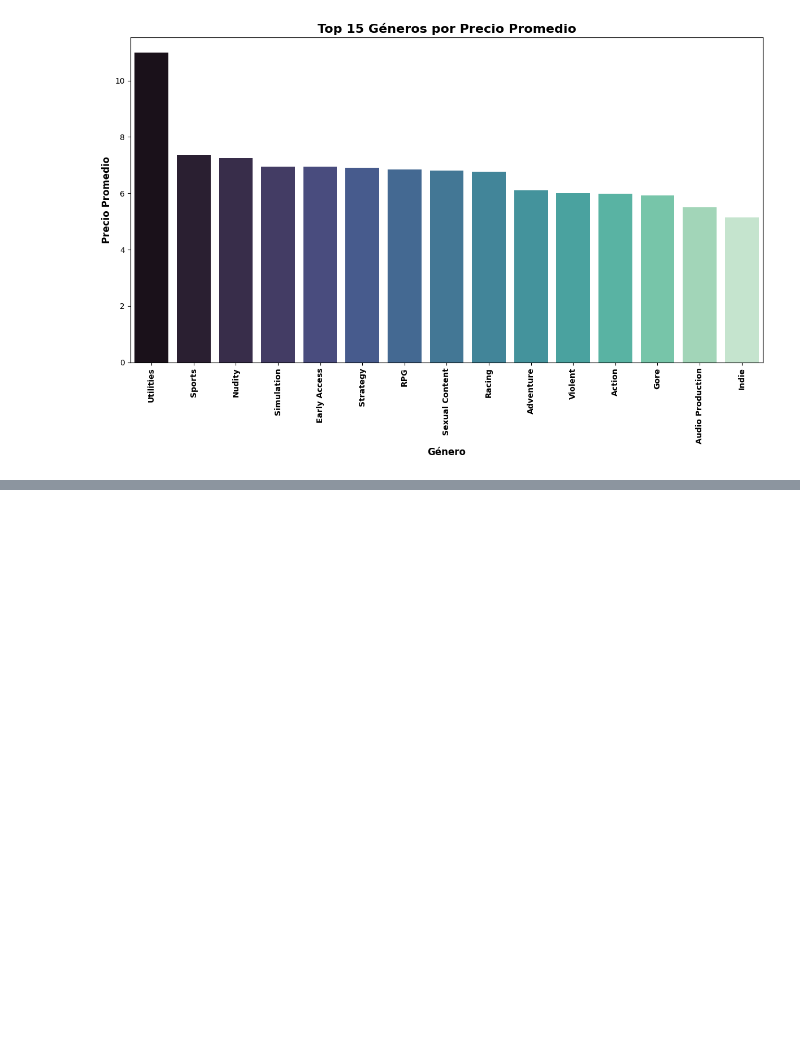
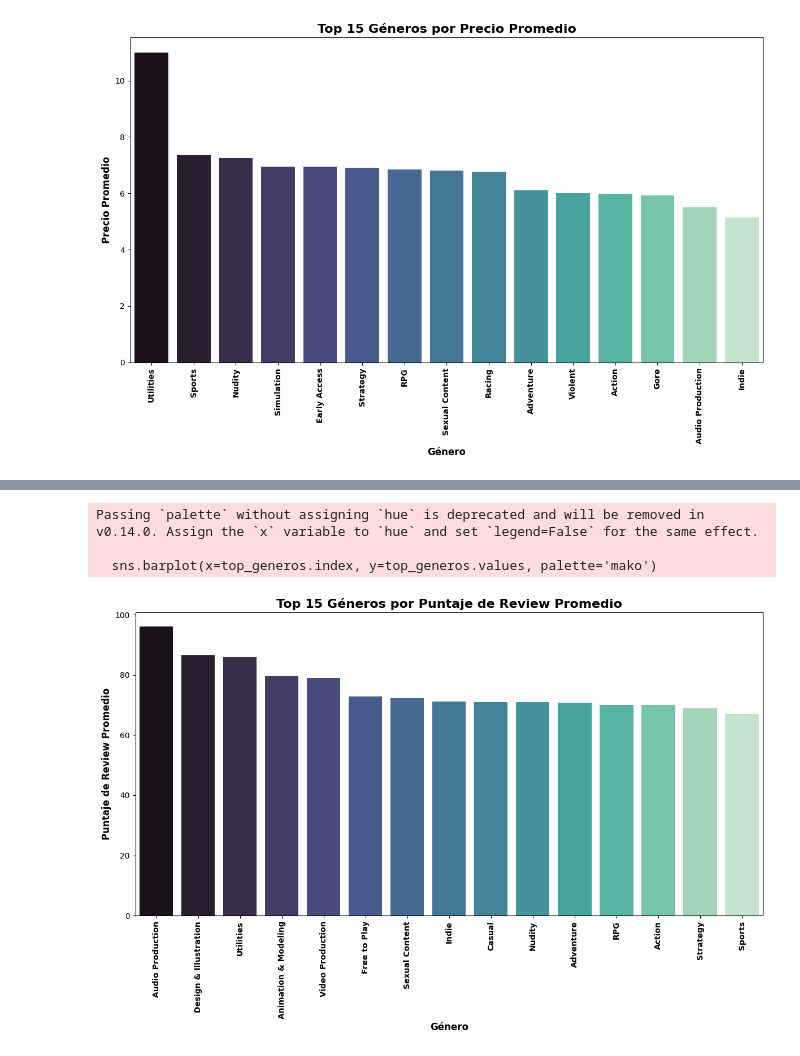
Before and after one commit to Checho-ramirijaz2014/proyecto_min, a Jupyter notebook: data_handler.ipynb, the cells around one changed output, grey strips where cells are left out. Saved outputs shown, nothing was run; the diff lists cells and outputs as text; code cells hidden in the pictures; blank space fills up the shorter version.

```diff
--- a/data_handler.ipynb
+++ b/data_handler.ipynb
@@ -396,0 +415,29 @@ Passing `palette` without assigning `hue` is deprecated and will be removed in v
+# %%
+columnas_generos = [col for col in df_encoded.columns if col.startswith('genres_')]
+
+prices_por_genero = {}
+for genero_col in columnas_generos:
+    average_price = df_encoded[df_encoded[genero_col] == 1]['reviewscore'].mean()
+    nombre_limpio = genero_col.replace('genres_', '')
+    prices_por_genero[nombre_limpio] = average_price
+
+serie_prices = pd.Series(prices_por_genero)
+
+top_generos = serie_prices.sort_values(ascending=False).head(15)
+
+plt.figure(figsize=(12, 8))
+sns.barplot(x=top_generos.index, y=top_generos.values, palette='mako')
+
+plt.xticks(rotation=90, fontweight='bold')
+
+plt.title('Top 15 Géneros por Puntaje de Review Promedio', fontsize=16,fontweight='bold')
+plt.xlabel('Género', fontsize=12, fontweight='bold')
+plt.ylabel('Puntaje de Review Promedio', fontsize=12, fontweight='bold')
+
+plt.tight_layout()
+plt.show()
+# %% [output]
+Passing `palette` without assigning `hue` is deprecated and will be removed in v0.14.0. Assign the `x` variable to `hue` and set `legend=False` for the same effect.
+
+  sns.barplot(x=top_generos.index, y=top_generos.values, palette='mako')
+[figure, added]
```
Also changed, not shown: parts of 6 cells of this notebook.
